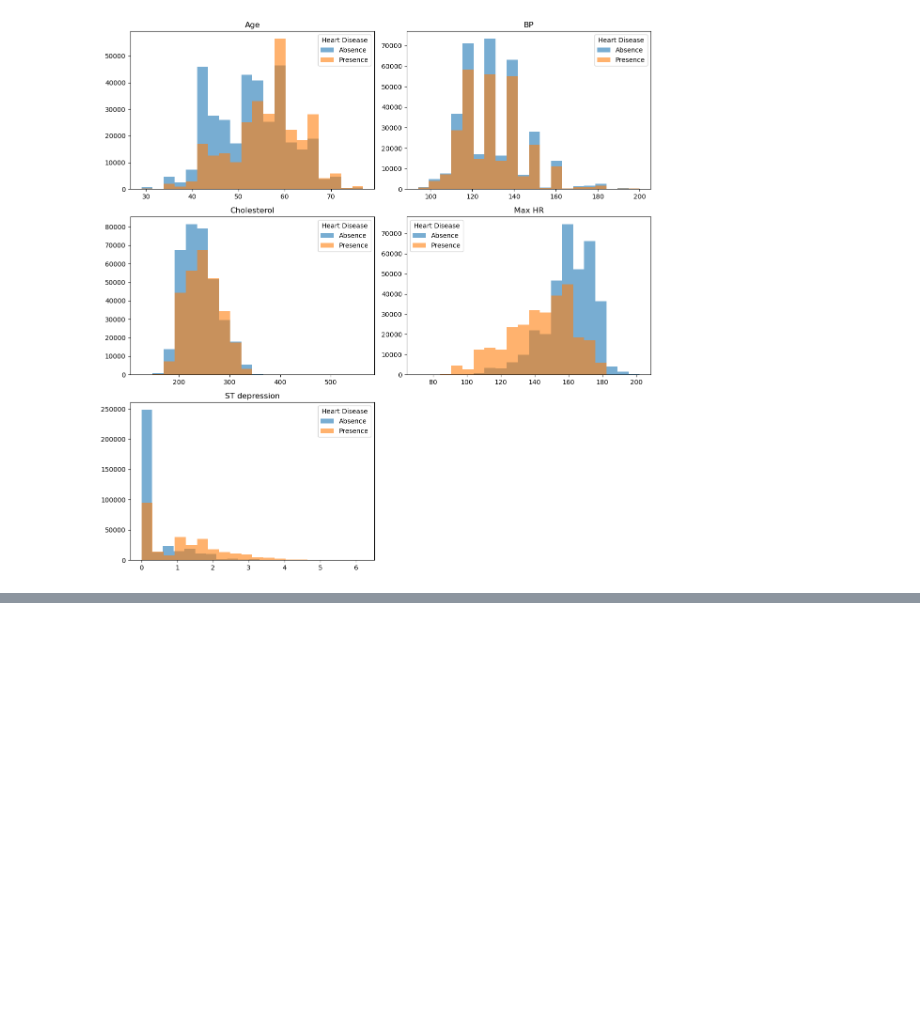
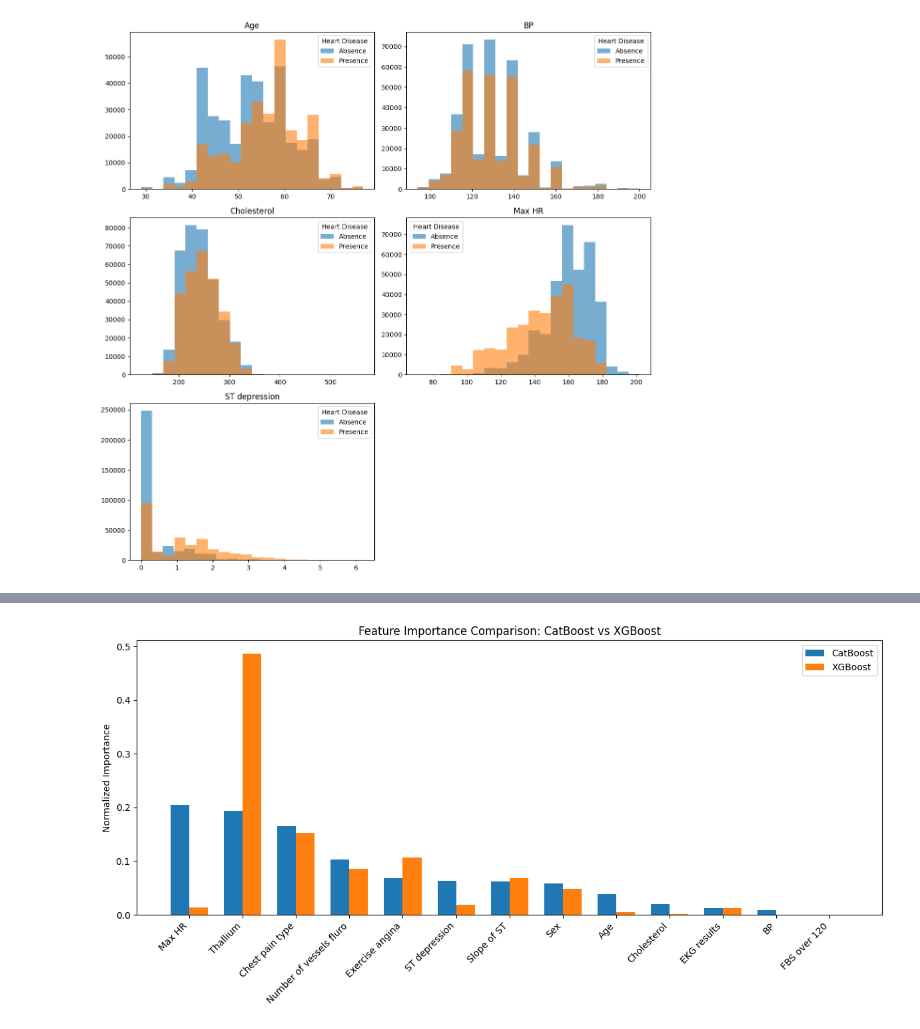
Before and after one commit to Chetan559/Heart_disease_MLflow, a Jupyter notebook: notebooks/EDA_Heart_Disease.ipynb, the cells around one changed output, grey strips where cells are left out. Saved outputs shown, nothing was run; the diff lists cells and outputs as text; code cells hidden in the pictures; blank space fills up the shorter version.

```diff
--- a/notebooks/EDA_Heart_Disease.ipynb
+++ b/notebooks/EDA_Heart_Disease.ipynb
@@ -88,0 +124,9 @@ plt.show()
+# %%
+xgb_importance = xgb_model.get_booster().get_score(importance_type='gain')
+
+xgb_df = pd.DataFrame({
+    "feature": list(xgb_importance.keys()),
+    "importance": list(xgb_importance.values())
+}).sort_values(by="importance", ascending=False)
+
+print(xgb_df.head(10))
@@ -88,0 +145,37 @@ plt.show()
+# %%
+cat_df["importance_norm"] = cat_df["importance"] / cat_df["importance"].sum()
+xgb_df["importance_norm"] = xgb_df["importance"] / xgb_df["importance"].sum()
+# %%
+merged_df = pd.merge(
+    cat_df[["feature", "importance_norm"]],
+    xgb_df[["feature", "importance_norm"]],
+    on="feature",
+    how="outer",
+    suffixes=("_cat", "_xgb")
+).fillna(0)
+
+merged_df = merged_df.sort_values(
+    by="importance_norm_cat",
+    ascending=False
+)
+# %%
+top_n = 15
+plot_df = merged_df.head(top_n)
+
+x = np.arange(len(plot_df))
+width = 0.35
+
+plt.figure(figsize=(12,6))
+
+plt.bar(x - width/2, plot_df["importance_norm_cat"], width, label="CatBoost")
+plt.bar(x + width/2, plot_df["importance_norm_xgb"], width, label="XGBoost")
+
+plt.xticks(x, plot_df["feature"], rotation=45, ha="right")
+plt.ylabel("Normalized Importance")
+plt.title("Feature Importance Comparison: CatBoost vs XGBoost")
+plt.legend()
+
+plt.tight_layout()
+plt.show()
+# %% [output]
+[figure, added]
```
Also changed, not shown: parts of 7 cells of this notebook.
